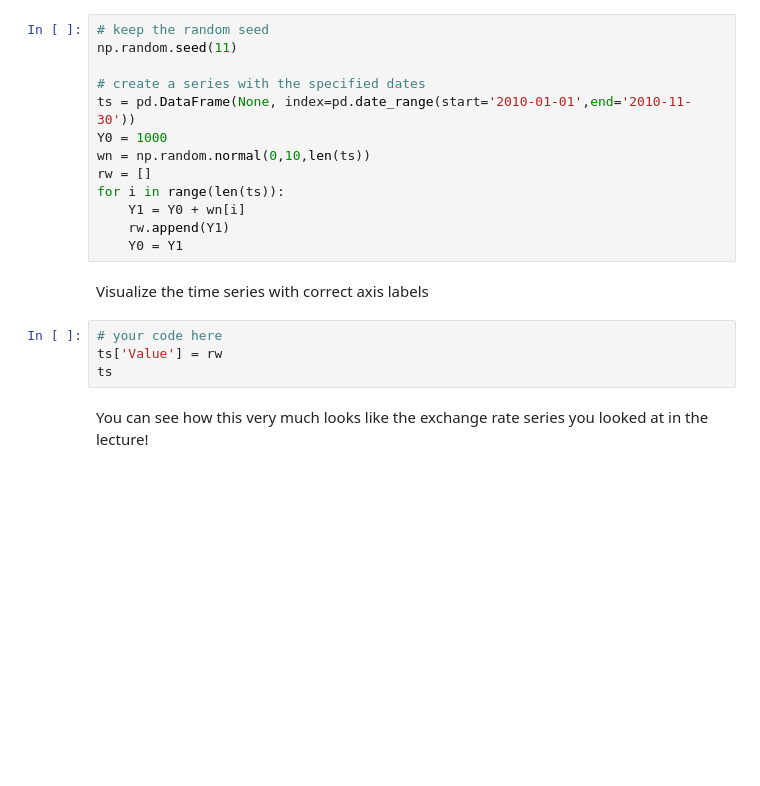
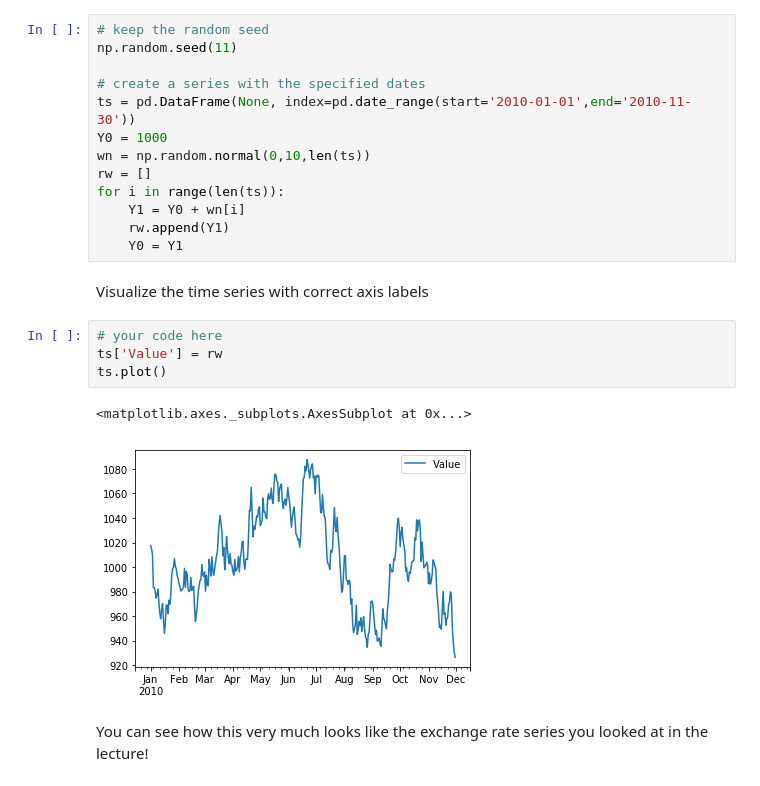
Before and after one commit to minotaur142/dsc-basic-time-series-models-lab-nyc-ds-060319, a Jupyter notebook: index.ipynb, the cells around one changed output. Drawn from its saved outputs; the diff is of its cells as text; blank space fills up the shorter version.

```diff
--- a/index.ipynb
+++ b/index.ipynb
@@ -137,7 +137,10 @@ Visualize the time series with correct axis labels
 # %%
 # your code here
 ts['Value'] = rw
-ts
+ts.plot()
+# %% [output]
+<matplotlib.axes._subplots.AxesSubplot at 0x...>
+[figure, added]
 # %% [markdown]
 You can see how this very much looks like the exchange rate series you looked at in the lecture!
 # %% [markdown]
```
